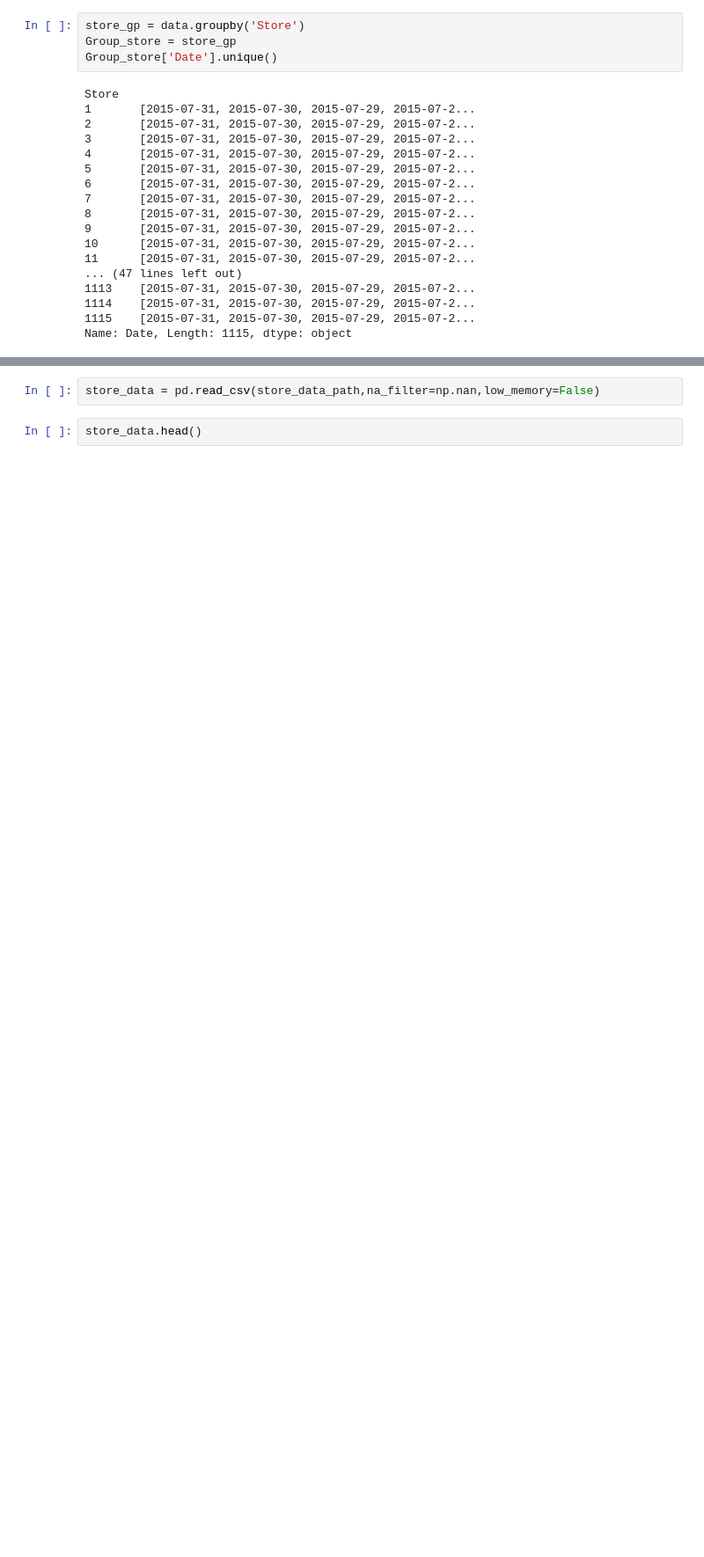
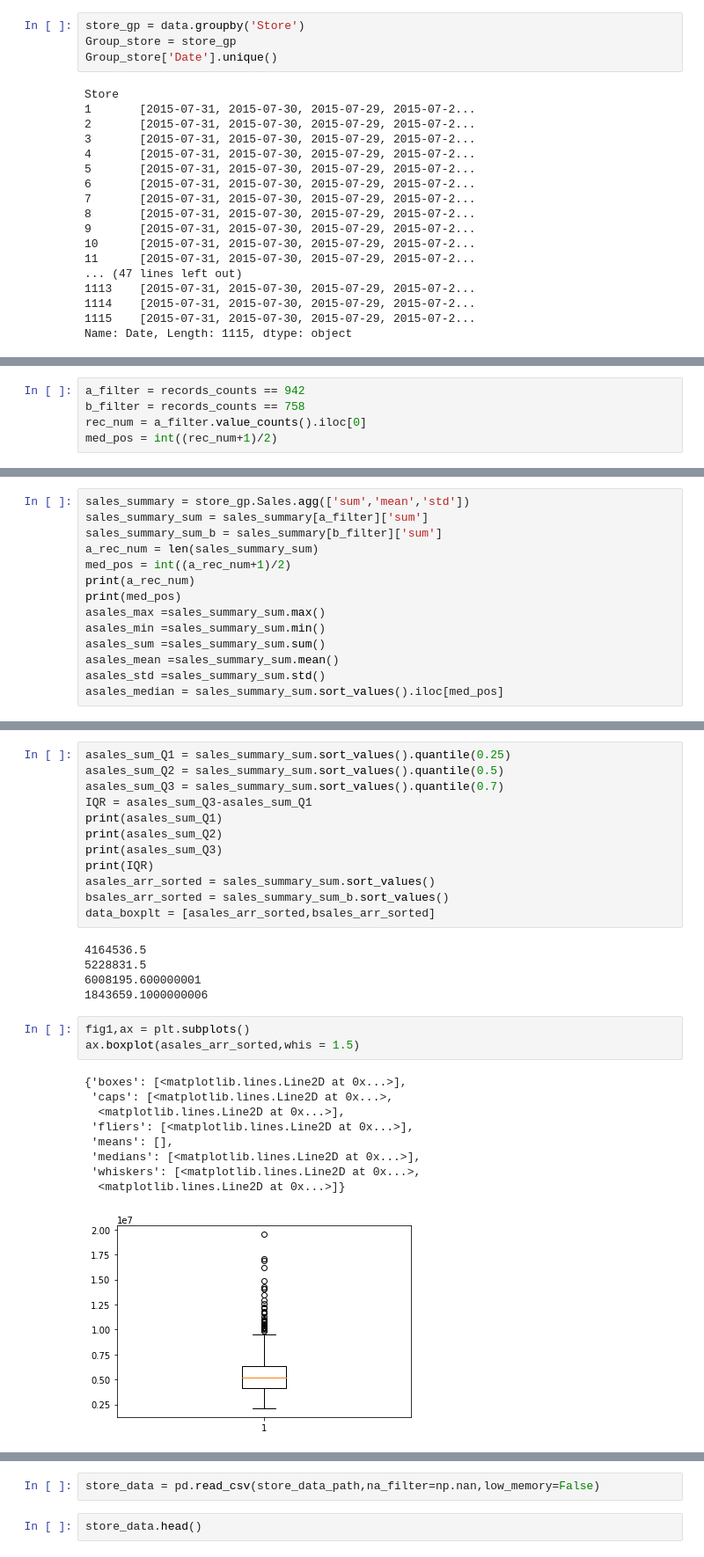
Before and after one commit to cocoper/Rossmann-Store-Sales, a Jupyter notebook: Rossmann Store Sales.ipynb, the cells around one changed output, grey strips where cells are left out. Shown at 88% size. Drawn from its saved outputs; the diff is of its cells as text; blank space fills up the shorter version.

```diff
--- a/Rossmann Store Sales.ipynb
+++ b/Rossmann Store Sales.ipynb
@@ -220,0 +147,5 @@ store_gp.Sales.agg(['sum','mean','std'])
+# %%
+a_filter = records_counts == 942
+b_filter = records_counts == 758
+rec_num = a_filter.value_counts().iloc[0]
+med_pos = int((rec_num+1)/2)
@@ -220,0 +158,14 @@ store_gp.Sales.agg(['sum','mean','std'])
+# %%
+sales_summary = store_gp.Sales.agg(['sum','mean','std'])
+sales_summary_sum = sales_summary[a_filter]['sum']
+sales_summary_sum_b = sales_summary[b_filter]['sum']
+a_rec_num = len(sales_summary_sum)
+med_pos = int((a_rec_num+1)/2)
+print(a_rec_num)
+print(med_pos)
+asales_max =sales_summary_sum.max()
+asales_min =sales_summary_sum.min()
+asales_sum =sales_summary_sum.sum()
+asales_mean =sales_summary_sum.mean()
+asales_std =sales_summary_sum.std()
+asales_median = sales_summary_sum.sort_values().iloc[med_pos]
@@ -220,0 +191,30 @@ store_gp.Sales.agg(['sum','mean','std'])
+# %%
+asales_sum_Q1 = sales_summary_sum.sort_values().quantile(0.25)
+asales_sum_Q2 = sales_summary_sum.sort_values().quantile(0.5)
+asales_sum_Q3 = sales_summary_sum.sort_values().quantile(0.7)
+IQR = asales_sum_Q3-asales_sum_Q1
+print(asales_sum_Q1)
+print(asales_sum_Q2)
+print(asales_sum_Q3)
+print(IQR)
+asales_arr_sorted = sales_summary_sum.sort_values()
+bsales_arr_sorted = sales_summary_sum_b.sort_values()
+data_boxplt = [asales_arr_sorted,bsales_arr_sorted]
+# %% [output]
+4164536.5
+5228831.5
+6008195.600000001
+1843659.1000000006
+# %%
+fig1,ax = plt.subplots()
+ax.boxplot(asales_arr_sorted,whis = 1.5)
+# %% [output]
+{'boxes': [<matplotlib.lines.Line2D at 0x...>],
+ 'caps': [<matplotlib.lines.Line2D at 0x...>,
+  <matplotlib.lines.Line2D at 0x...>],
+ 'fliers': [<matplotlib.lines.Line2D at 0x...>],
+ 'means': [],
+ 'medians': [<matplotlib.lines.Line2D at 0x...>],
+ 'whiskers': [<matplotlib.lines.Line2D at 0x...>,
+  <matplotlib.lines.Line2D at 0x...>]}
+[figure, added]
```
Also changed, not shown: parts of 13 cells of this notebook.
